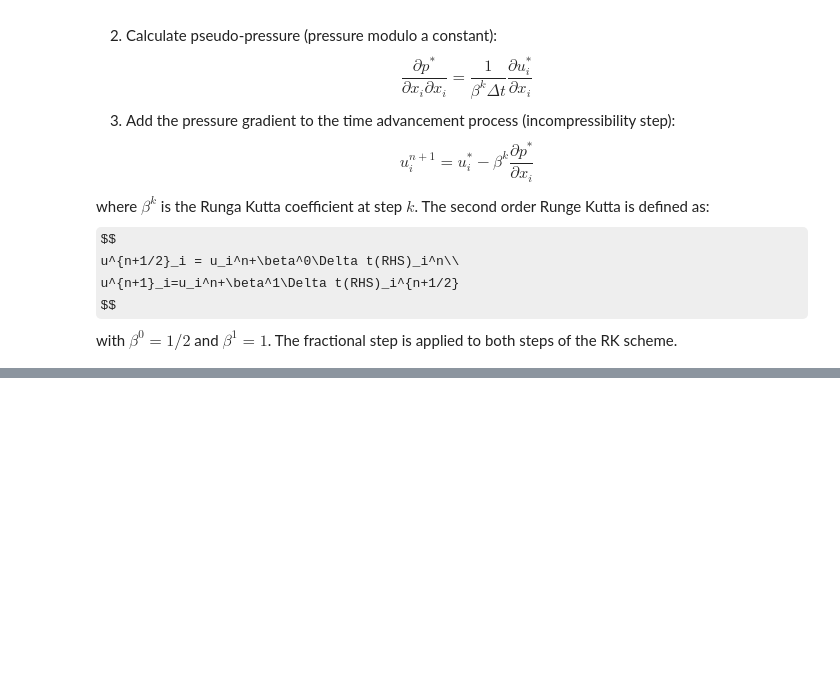
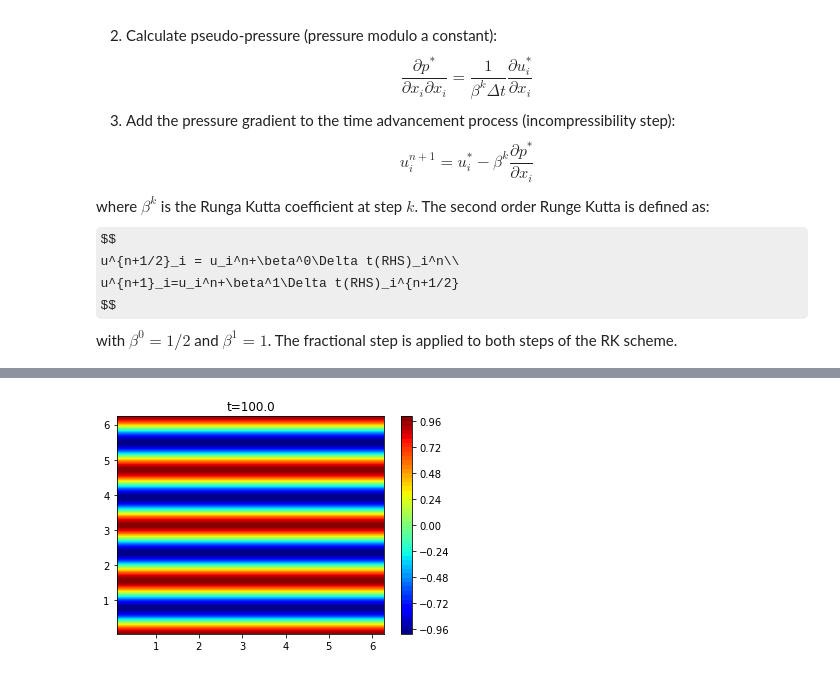
Before and after one commit to yvesdubief/turbulencemodeling, a Jupyter notebook: Kolmogorov-flow.ipynb, the cells around one changed output, grey strips where cells are left out. Drawn from its saved outputs; the diff is of its cells as text; code cells hidden in the pictures; some formulas as TeX source; blank space fills up the shorter version.

```diff
--- a/Kolmogorov-flow.ipynb
+++ b/Kolmogorov-flow.ipynb
@@ -413,11 +354,11 @@ F_xy = np.zeros((Nx,Ny),dtype='float64')
 F_yy = np.zeros((Nx,Ny),dtype='float64')
 
 # initialization
-
-u += 0.*np.cos(4.*Yu) +0.1*(np.random.random((Nx,Ny)) -0.5)
-v += 0.1*(np.random.random((Nx,Ny)) -0.5)
-u += 0.1*np.sin(8*Xu) * np.cos(8*Yu)
-v += -0.1*np.cos(8*Xv) * np.sin(8*Yv)
+noise = 0.0
+u += 1.*np.cos(4.*Yu) + noise*(np.random.random((Nx,Ny)) -0.5)
+v += noise*(np.random.random((Nx,Ny)) -0.5)
+u += noise*np.sin(8*Xu) * np.cos(8*Yu)
+v += -noise*np.cos(8*Xv) * np.sin(8*Yv)
 forcing = 16.*nu*np.cos(4.*Yu)
 rhs_u = np.zeros((Nx,Ny))
 rhs_v = np.zeros((Nx,Ny))
@@ -466,0 +407 @@ for it in range(maxit):
+[figure, added]
```
Also changed, not shown: parts of 17 cells of this notebook, 4 other files.
